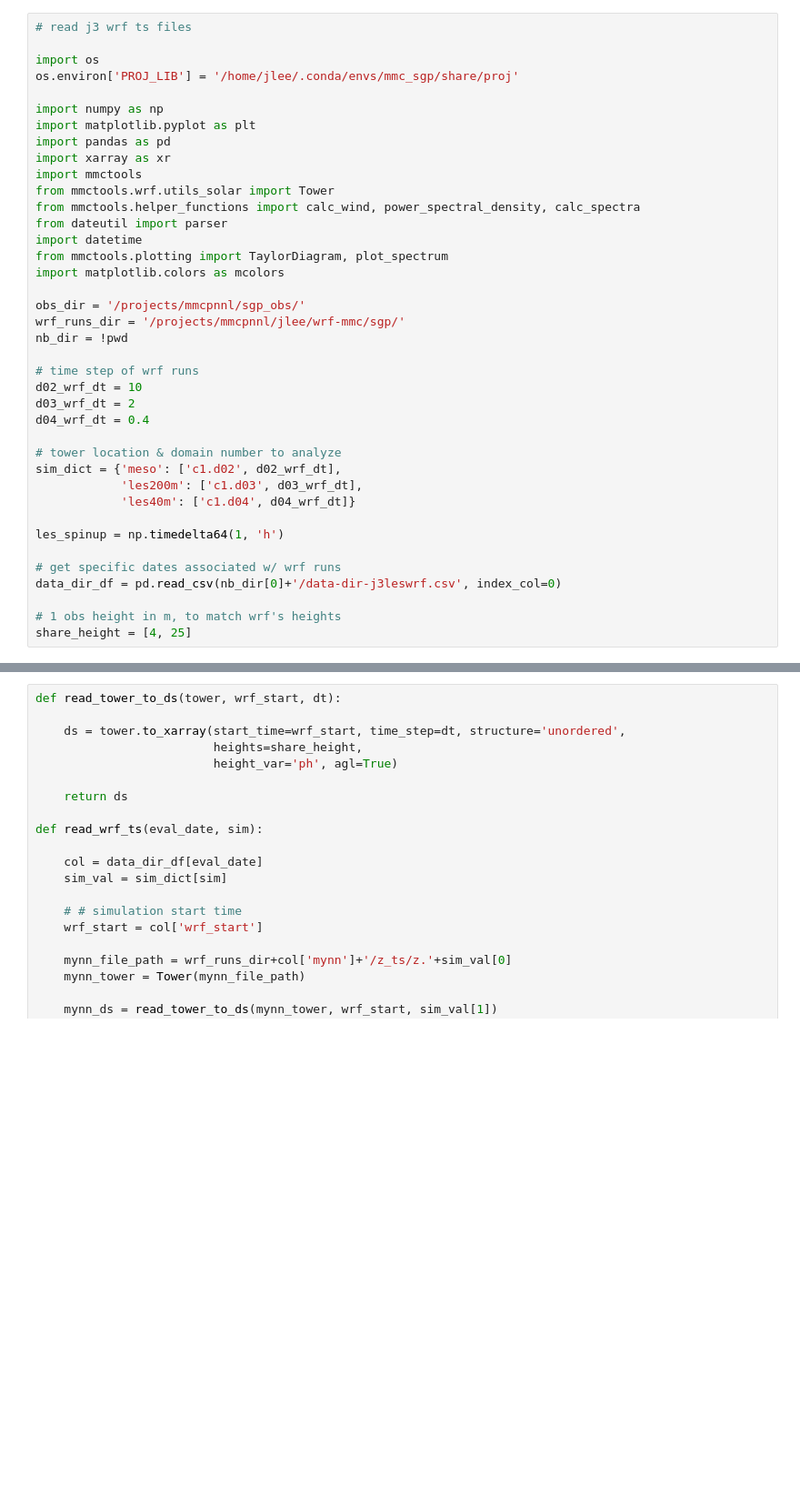
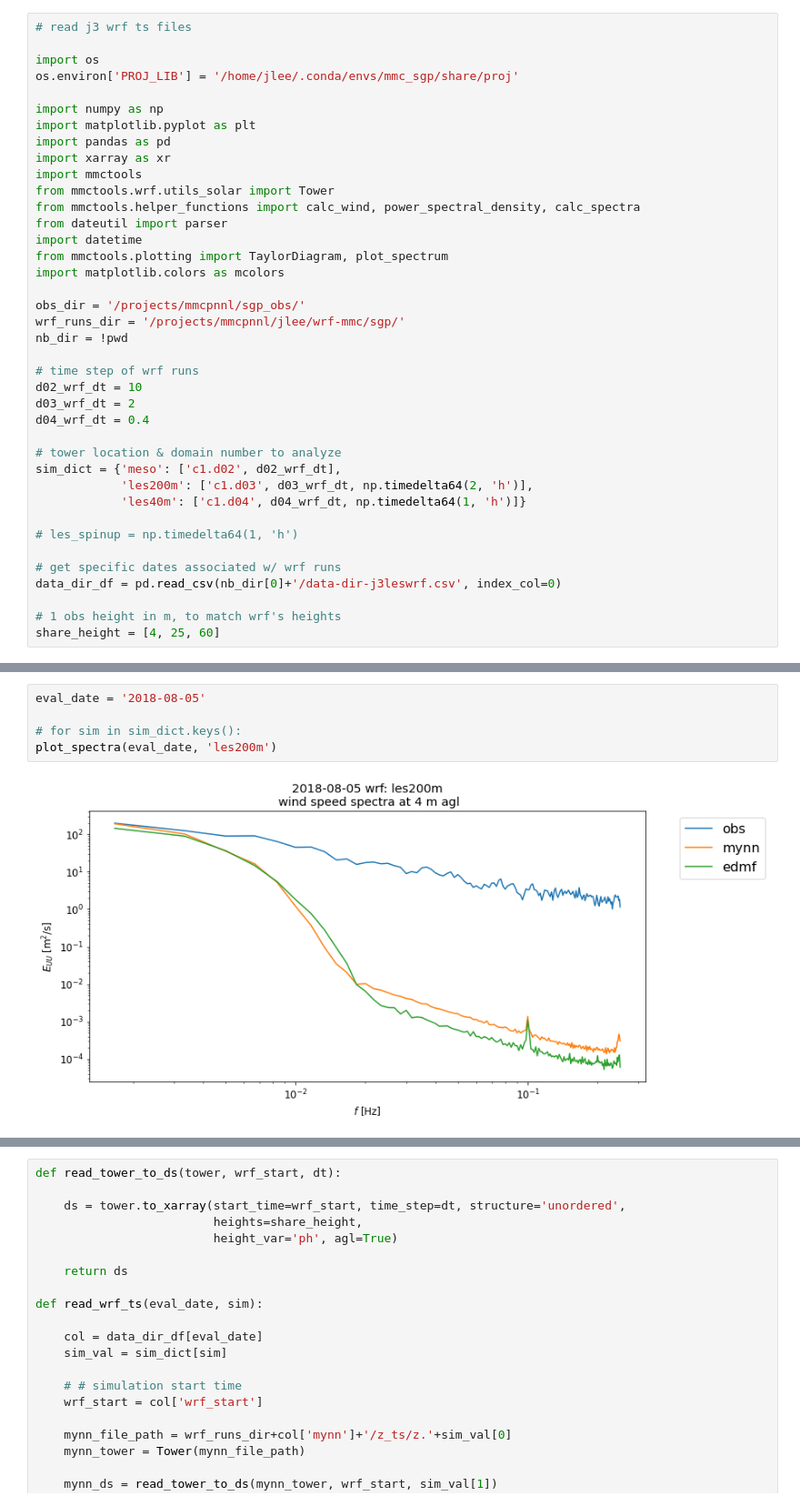
Before and after one commit to joejoeyjoseph/mmc-pnnl-j3, a Jupyter notebook: sgp/eagle/03d_j3wrf_meso-les_spectrum.ipynb, the cells around one changed output, grey strips where cells are left out. Shown at 91% size. Cells and saved outputs as stored; diff of their text form; blank space fills up the shorter version.

```diff
--- a/sgp/eagle/03d_j3wrf_meso-les_spectrum.ipynb
+++ b/sgp/eagle/03d_j3wrf_meso-les_spectrum.ipynb
@@ -27,13 +27,13 @@ d04_wrf_dt = 0.4
 
 # tower location & domain number to analyze
 sim_dict = {'meso': ['c1.d02', d02_wrf_dt],
-            'les200m': ['c1.d03', d03_wrf_dt],
-            'les40m': ['c1.d04', d04_wrf_dt]}
+            'les200m': ['c1.d03', d03_wrf_dt, np.timedelta64(2, 'h')],
+            'les40m': ['c1.d04', d04_wrf_dt, np.timedelta64(1, 'h')]}
 
-les_spinup = np.timedelta64(1, 'h')
+# les_spinup = np.timedelta64(1, 'h')
 
 # get specific dates associated w/ wrf runs
 data_dir_df = pd.read_csv(nb_dir[0]+'/data-dir-j3leswrf.csv', index_col=0)
 
 # 1 obs height in m, to match wrf's heights
-share_height = [4, 25]
+share_height = [4, 25, 60]
@@ -39,0 +315,7 @@ share_height = [4, 25]
+# %%
+eval_date = '2018-08-05'
+
+# for sim in sim_dict.keys():
+plot_spectra(eval_date, 'les200m')
+# %% [output]
+[figure, added]
```
Also changed, not shown: parts of 14 cells of this notebook.
